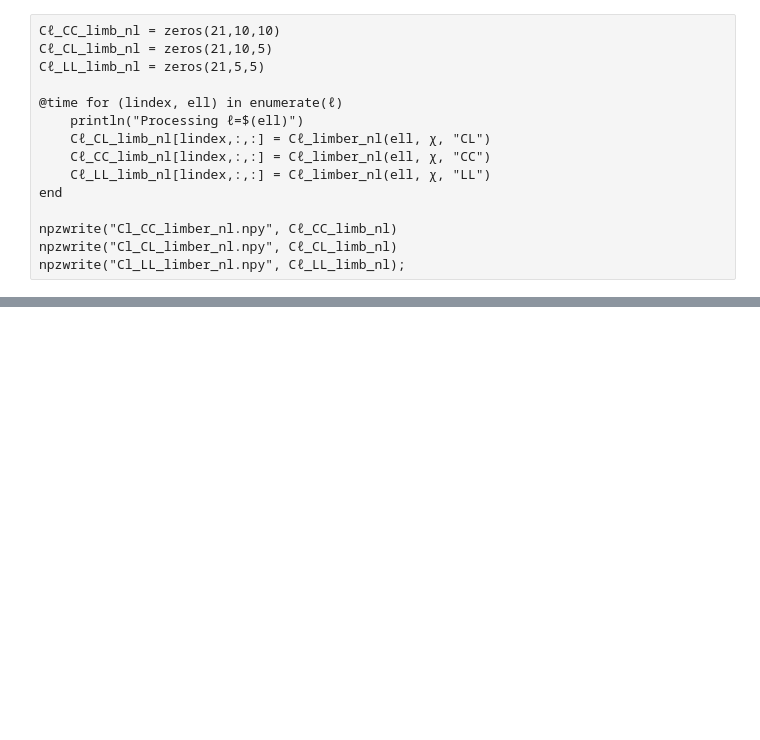
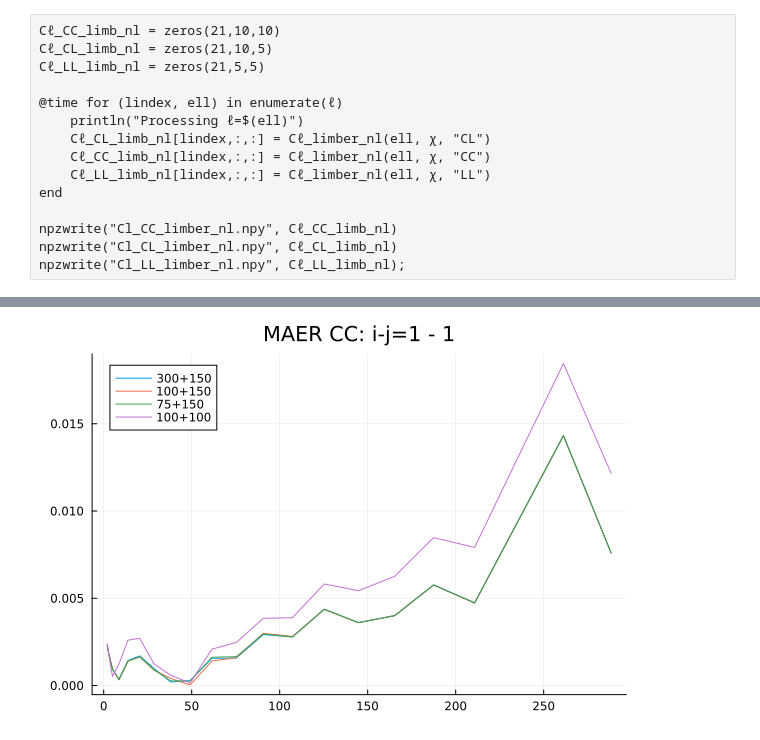
Before and after one commit to sofiachiarenza/Cl_project, a Jupyter notebook: cls_optimizer.ipynb, the cells around one changed output, grey strips where cells are left out. Saved outputs shown, nothing was run; the diff lists cells and outputs as text; code cells hidden in the pictures; blank space fills up the shorter version.

```diff
--- a/cls_optimizer.ipynb
+++ b/cls_optimizer.ipynb
@@ -438,0 +696,7 @@ final_Cℓ_LL = Cℓ_LL + Cℓ_LL_limb_nl - Cℓ_LL_limb;
+# %%
+plot(ℓ, m_CC_A[:,i,j], label="300+150", title = "MAER CC: i-j=$i - $j")
+plot!(ℓ, m_CC_B[:,i,j], label="100+150")
+plot!(ℓ, m_CC_C[:,i,j], label="75+150")
+plot!(ℓ, m_CC_D[:,i,j], label="100+100")
+# %% [output]
+[figure, added]
```
Also changed, not shown: parts of 61 cells of this notebook.
